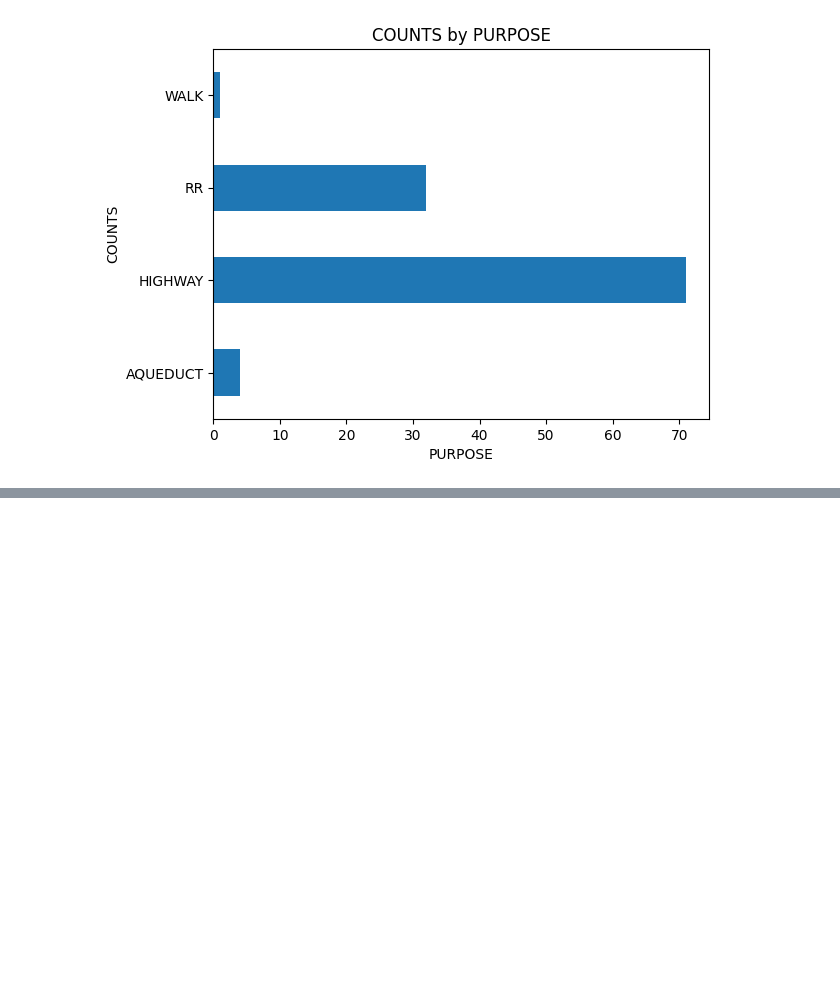
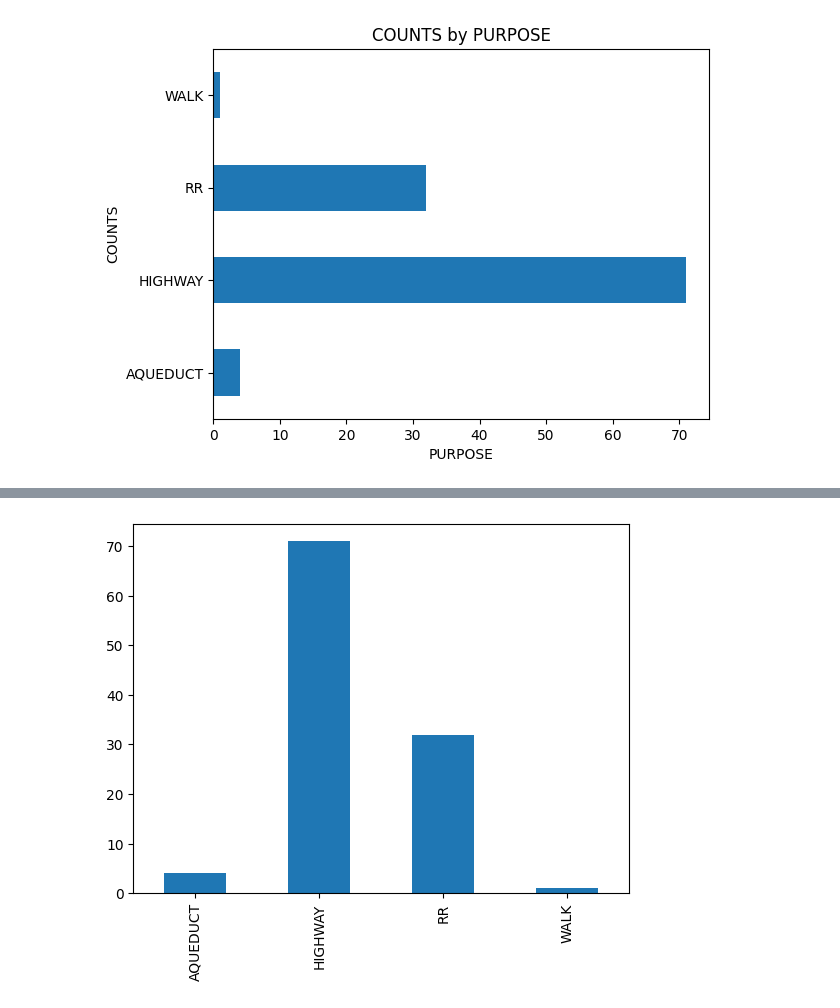
Before and after one commit to masahirotoba/Python, a Jupyter notebook: 250827_基本の棒グラフによる可視化.ipynb, the cells around one changed output, grey strips where cells are left out. Cells and saved outputs as stored; diff of their text form; code cells hidden in the pictures; blank space fills up the shorter version.

```diff
--- a/250827_基本の棒グラフによる可視化.ipynb
+++ b/250827_基本の棒グラフによる可視化.ipynb
@@ -118,0 +123,7 @@ plt.show()
+# %%
+purpose_counts = df.groupby('PURPOSE').size()
+purpose_counts.plot(kind='bar')
+plt.xlabel('')  # x軸のラベルを空文字列にする
+plt.show()
+# %% [output]
+[figure, added]
```
Also changed, not shown: parts of 3 cells of this notebook.
